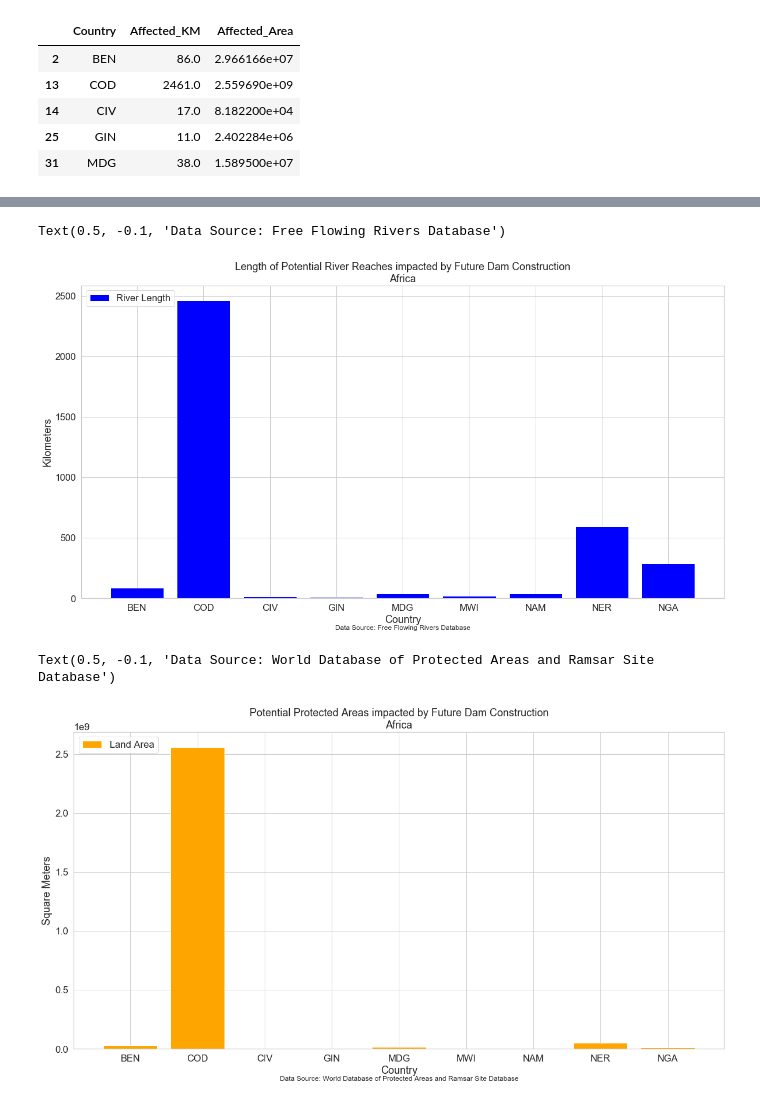
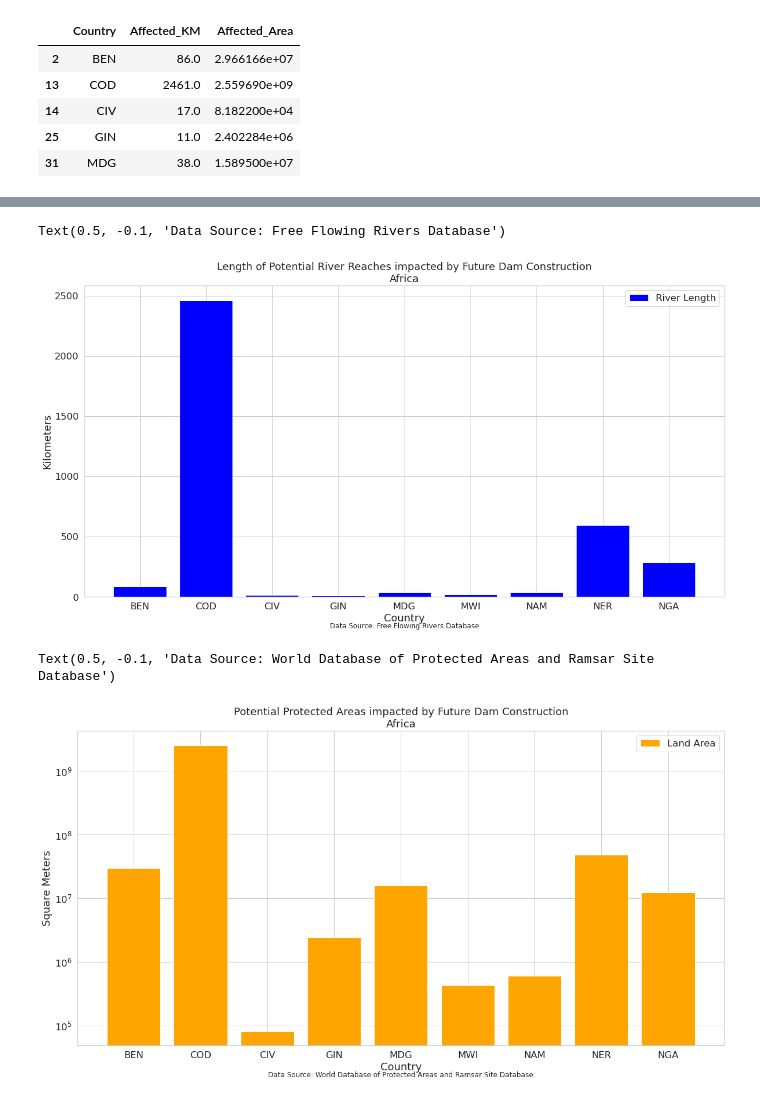
Before and after one commit to lherwehe/global-dam-impacts, a Jupyter notebook: final-notebooks/dam-impacts-on-protected-areas-calc-africa.ipynb, the cells around one changed output, grey strips where cells are left out. Saved outputs shown, nothing was run; the diff lists cells and outputs as text; code cells hidden in the pictures.

```diff
--- a/final-notebooks/dam-impacts-on-protected-areas-calc-africa.ipynb
+++ b/final-notebooks/dam-impacts-on-protected-areas-calc-africa.ipynb
@@ -312,7 +317,7 @@ sns.set(font_scale=1.5, style='whitegrid')
 fig, ax = plt.subplots(figsize=(20, 10))
 ax.bar(africa_affected["Country"],
         africa_affected["Affected_KM"], color='blue', label="River Length")
-plt.legend(loc="upper left")
+plt.legend(loc="upper right")
 ax.set(title="Length of Potential River Reaches impacted by Future Dam Construction\nAfrica",
        xlabel="Country", ylabel="Kilometers")
 ax.text(0.5, -0.1,
@@ -322,26 +327,27 @@ ax.text(0.5, -0.1,
         transform=ax.transAxes)
 # %% [output]
 Text(0.5, -0.1, 'Data Source: Free Flowing Rivers Database')
-[figure, old version]
+[figure, new version]
 # %%
 # Create Graph
 # use white grid plot background from seaborn
 sns.set(font_scale=1.5, style='whitegrid')
 
 fig, ax = plt.subplots(figsize=(20, 10))
 ax.bar(africa_affected["Country"],
         africa_affected["Affected_Area"], color='orange', label="Land Area")
-plt.legend(loc="upper left")
+plt.legend(loc="upper right")
 ax.set(title="Potential Protected Areas impacted by Future Dam Construction\nAfrica",
        xlabel="Country", ylabel="Square Meters")
+ax.set_yscale("log")
 ax.text(0.5, -0.1,
         "Data Source: World Database of Protected Areas and Ramsar Site Database",
         size=12,
         ha="center",
         transform=ax.transAxes)
 # %% [output]
 Text(0.5, -0.1, 'Data Source: World Database of Protected Areas and Ramsar Site Database')
-[figure, old version]
+[figure, new version]
 # %%
 # Get continent border for plotting
 africa_border = continent_borders[continent_borders['CONTINENT'] == "Africa"]
```
Also changed, not shown: parts of 5 cells of this notebook, 2 other files.
